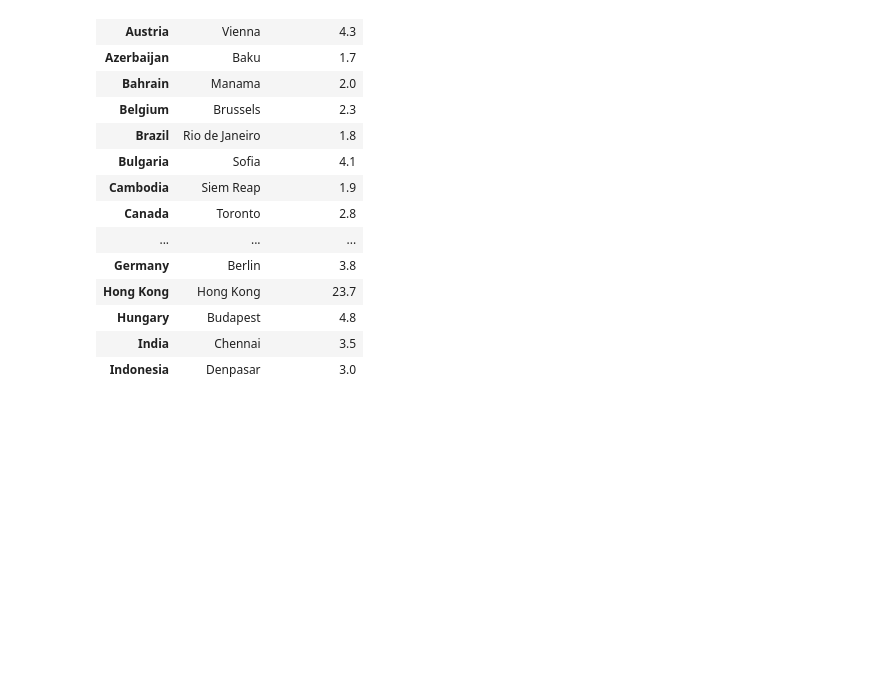
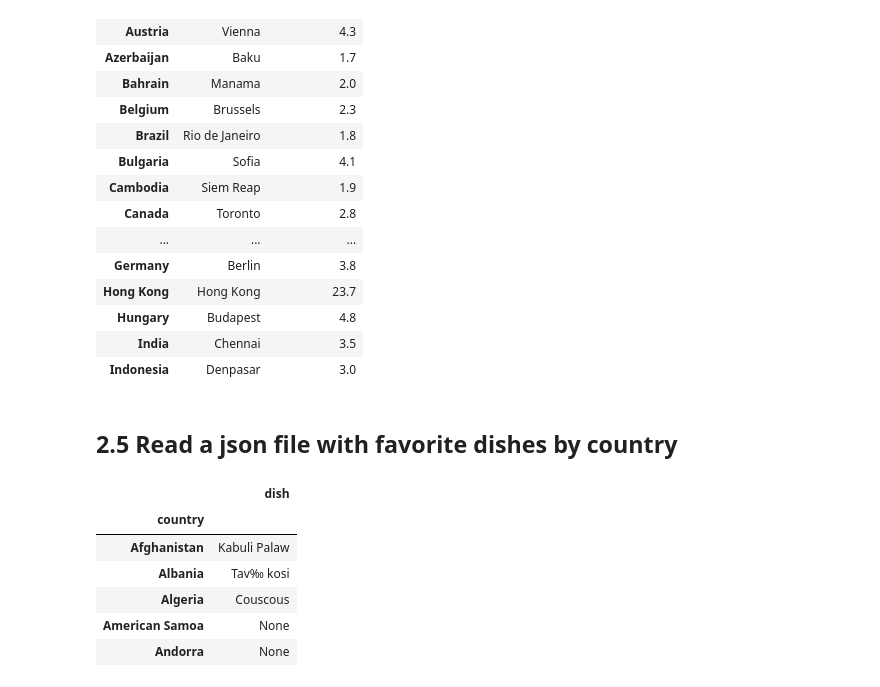
Before and after one commit to EstellaYu/ETL_Project, a Jupyter notebook: ETL Project - Row 2.ipynb, the cells around one changed output. Drawn from its saved outputs; the diff is of its cells as text; code cells hidden in the pictures; blank space fills up the shorter version.

Commit message:
adding json

```diff
--- a/ETL Project - Row 2.ipynb
+++ b/ETL Project - Row 2.ipynb
@@ -225,3 +225,21 @@ top_cities_by_country.head(20)
 | Hungary | Budapest | 4.8 |
 | India | Chennai | 3.5 |
 | Indonesia | Denpasar | 3.0 |
+# %% [markdown]
+## 2.5 Read a json file with favorite dishes by country
+# %%
+# This json file comes from someone's github directory
+# https://github.com/samayo/country-json/blob/master/src/country-by-national-dish.json
+
+filepath = "resources\country-by-national-dish.json"
+yummy_df = pd.read_json(filepath)
+yummy_df.set_index("country", inplace=True)
+yummy_df.head()
+# %% [output]
+|  | dish |
+| country |  |
+| Afghanistan | Kabuli Palaw |
+| Albania | Tav‰ kosi |
+| Algeria | Couscous |
+| American Samoa | None |
+| Andorra | None |
```
Also changed, not shown: 5 other files.
